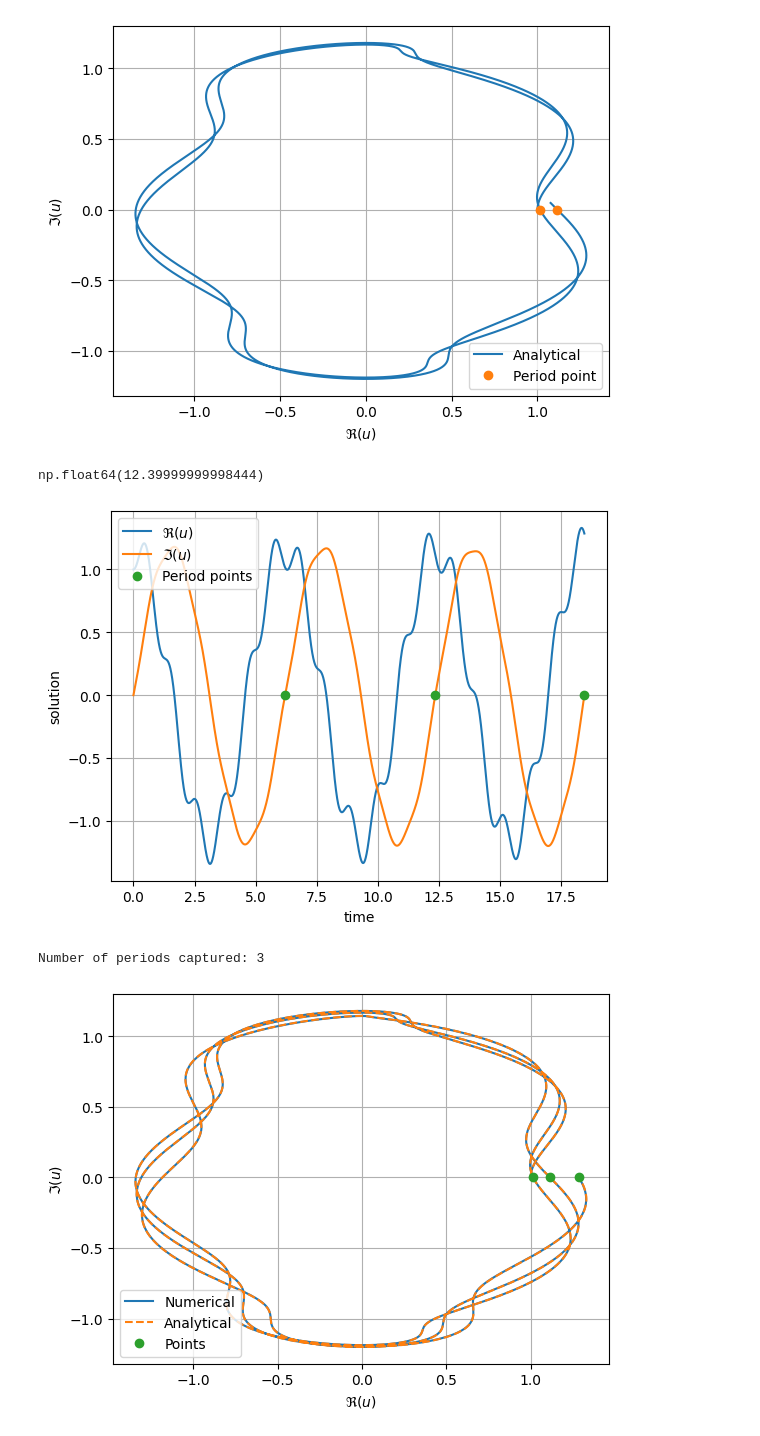
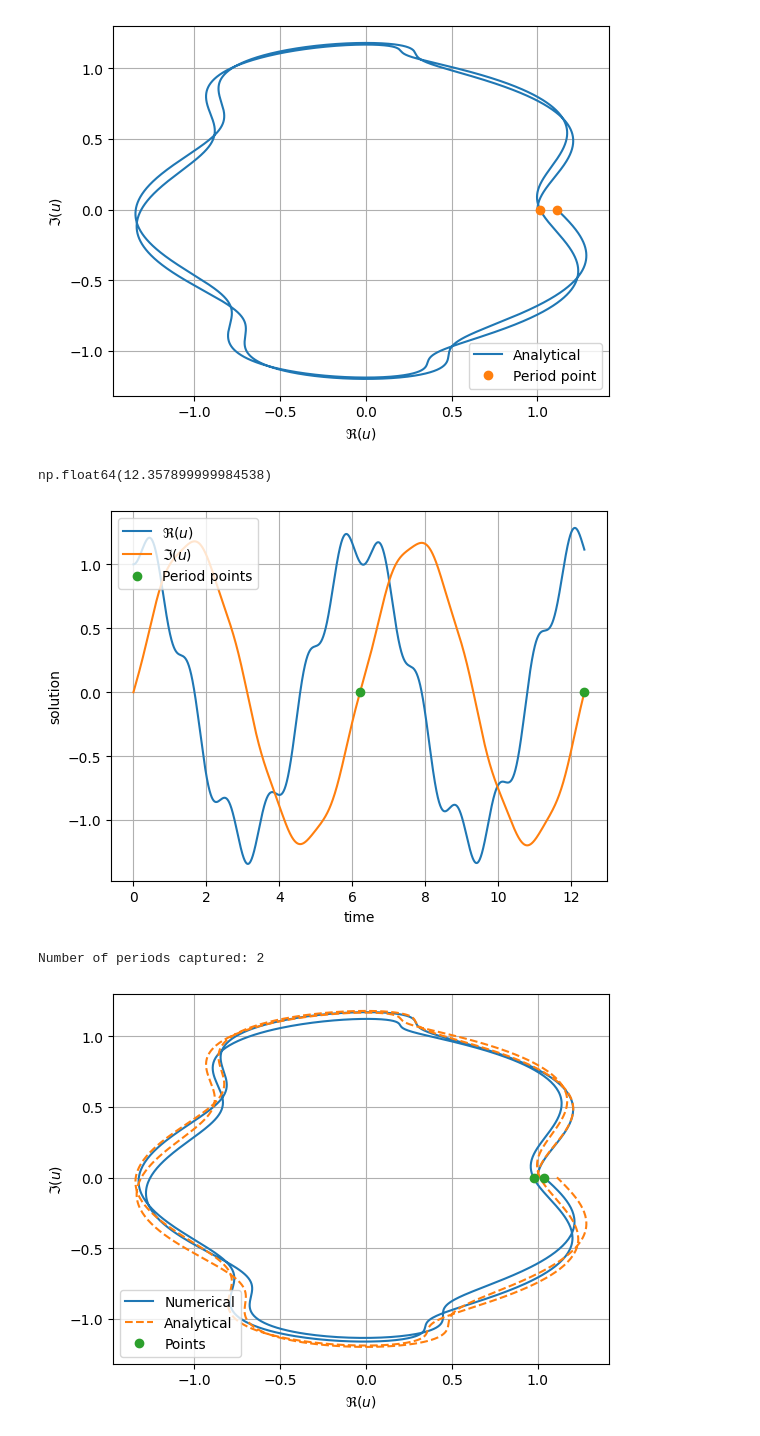
Before and after one commit to github-mathe/PinT-LIB, a Jupyter notebook: scripts/notebooks/dahlquist.ipynb, the cells around one changed output. Cells and saved outputs as stored; diff of their text form; code cells hidden in the pictures.

```diff
--- a/scripts/notebooks/dahlquist.ipynb
+++ b/scripts/notebooks/dahlquist.ipynb
@@ -358,7 +358,7 @@ def analytical_n_vec(u0, t0, N, dt):
 # %%
 dt = 0.0001
 N = 2
-t, uTh, tP, uP = analytical_n_vec(u0, 0, 12.40, dt)
+t, uTh, tP, uP = analytical_n_vec(u0, 0, N, dt)
 print(f"Number of periods captured: {N}")
 plt.plot(uTh.real, uTh.imag, label="Analytical")
 plt.plot(uP.real, uP.imag, "o", label=f"Period point")
@@ -369,11 +369,11 @@ Number of periods captured: 2
 # %%
 t[-1]
 # %% [output]
-np.float64(12.39999999998444)
+np.float64(12.357899999984538)
 # %%
 plt.plot(t, uTh.real, label=r"$\Re(u)$")
 plt.plot(t, uTh.imag, label=r"$\Im(u)$")
 plt.plot(tP, np.array(uP).imag, 'o', label="Period points")
 plt.legend(loc="upper left"), plt.xlabel("time"), plt.ylabel("solution"), plt.grid();
 # %% [output]
-[figure, old version]
+[figure, new version]
@@ -424,8 +380,7 @@ plt.legend(loc="upper left"), plt.xlabel("time"), plt.ylabel("solution"), plt.gr
 # %%
-def timeOneStep(u0, t0, dt, lam):
-    t = t0 + dt
-    u = (u0 + dt*np.sin(alpha*t))/(1-dt*lam)
-    return t, u
+def timeOneStep(u0, t0, t1, dt, lam):
+    u = (u0 + dt*np.sin(alpha*t1))/(1-dt*lam)
+    return u
 
 def timeStepperPeriod(u0,t0,nP,dt):
     u = [u0]
@@ -437,7 +392,8 @@ def timeStepperPeriod(u0,t0,nP,dt):
     occ = 0
 
     while True:
-        t_next, u_next = timeOneStep(u[-1], tt[-1], dt, lam_nP)
+        t_next = tt[-1] + dt
+        u_next = timeOneStep(u[-1], tt[-1], t_next, dt, lam_nP)
 
         u.append(u_next)
         tt.append(t_next)
@@ -484,15 +440,14 @@ def timeStepperAll(u0,t0,N,dt,pStart):
             np.asarray(TP, dtype=float).reshape(-1),
             np.asarray(UP, dtype=complex).reshape(-1))
 # %%
-nSteps = 10000
-N = 3
+nSteps = 100
 T, uNum, TP, UP = timeStepperAll(u0, 0, N, 1/nSteps, 1)
 print(f"Number of periods captured: {N}")
 plt.plot(uNum.real, uNum.imag, label="Numerical")
 plt.plot(uTh.real, uTh.imag, "--", label="Analytical")
 plt.plot(UP.real, UP.imag, 'o', label="Points")
 plt.legend(loc="lower left"), plt.xlabel(r"$\Re(u)$"), plt.ylabel(r"$\Im(u)$"), plt.grid();
 # %% [output]
-Number of periods captured: 3
+Number of periods captured: 2
-[figure, old version]
+[figure, new version]
 # %%
```
Also changed, not shown: parts of 17 cells of this notebook.
